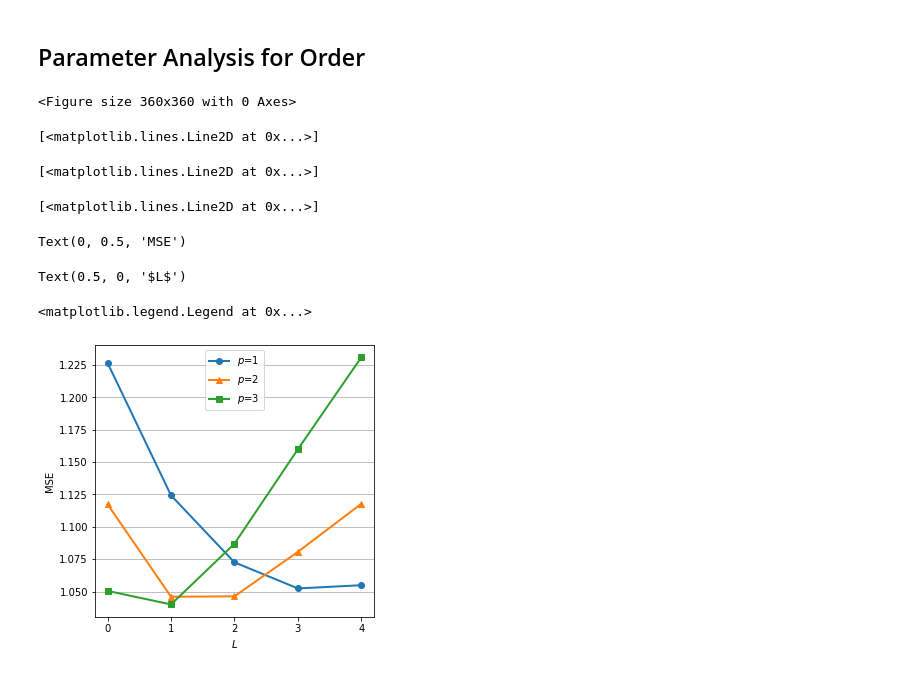
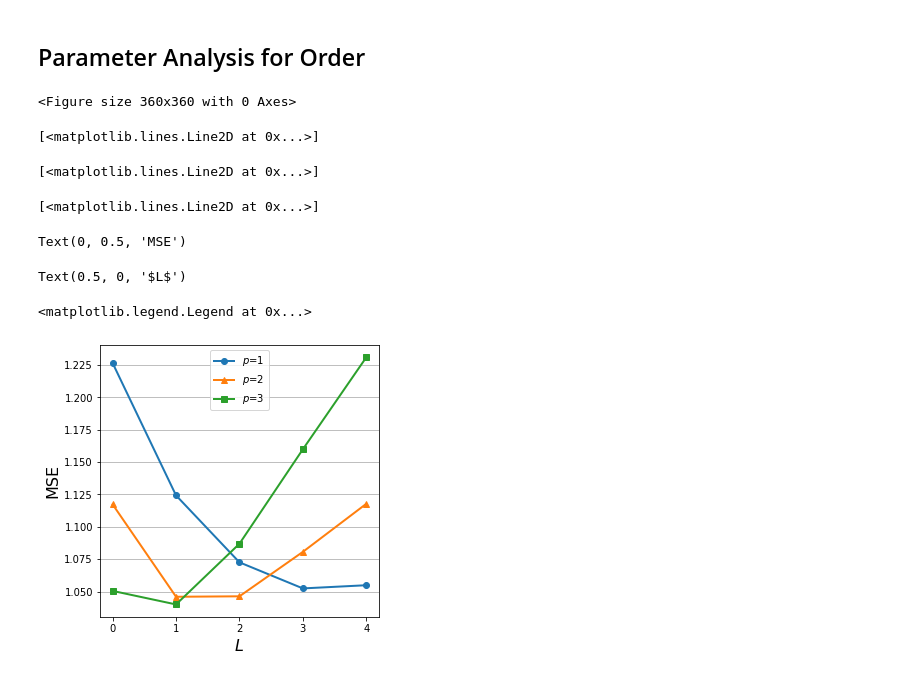
Before and after one commit to Karlmyh/RTER, a Jupyter notebook: plot.ipynb, the cells around one changed output. Drawn from its saved outputs; the diff is of its cells as text; code cells hidden in the pictures.

```diff
--- a/plot.ipynb
+++ b/plot.ipynb
@@ -821,29 +821,29 @@ dfp = df.groupby(by=["max_depth","order"]).agg('mean').reset_index()
 # %%
 plt.figure(figsize=(5,5))
 x = dfp['order'][dfp["max_depth"]=="1"]
 y = dfp['MSE'][dfp["max_depth"]=="1"]
 plt.plot(x,y,linewidth=2,label=r'$p$=1',marker = "o")
 
 x = dfp['order'][dfp["max_depth"]=="2"]
 y = dfp['MSE'][dfp["max_depth"]=="2"]
 plt.plot(x,y,linewidth=2,label=r'$p$=2',marker = "^")
 
 x = dfp['order'][dfp["max_depth"]=="3"]
 y = dfp['MSE'][dfp["max_depth"]=="3"]
 plt.plot(x,y,linewidth=2,label=r'$p$=3',marker = "s")
 
 
-plt.ylabel("MSE")
-plt.xlabel(r"$L$")
+plt.ylabel("MSE",fontsize=16)
+plt.xlabel(r"$L$",fontsize=16)
 plt.legend()
 plt.grid(axis='y')
 plt.savefig("./results/plot/RTER_order.pdf",bbox_inches="tight")
 # %% [output]
 <Figure size 360x360 with 0 Axes>
 [<matplotlib.lines.Line2D at 0x...>]
 [<matplotlib.lines.Line2D at 0x...>]
 [<matplotlib.lines.Line2D at 0x...>]
 Text(0, 0.5, 'MSE')
 Text(0.5, 0, '$L$')
 <matplotlib.legend.Legend at 0x...>
-[figure, old version]
+[figure, new version]
```
Also changed, not shown: parts of 1 cell of this notebook, 2 other files.
